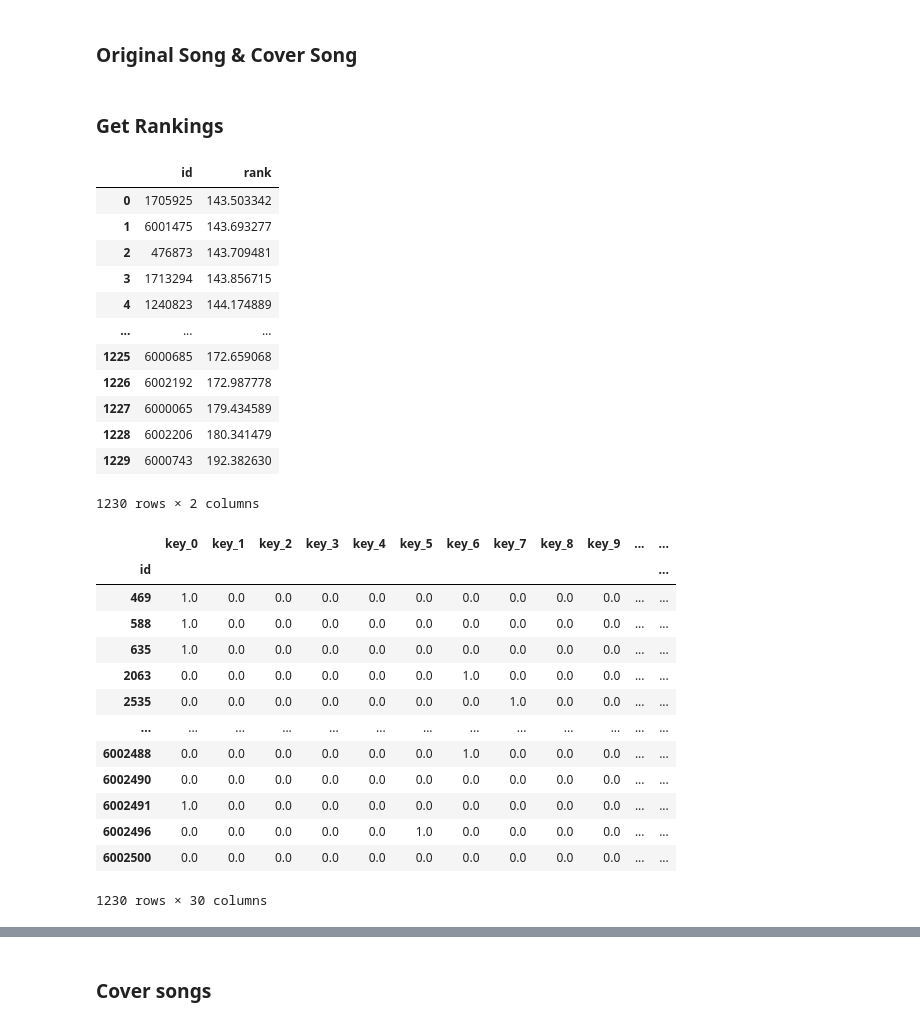
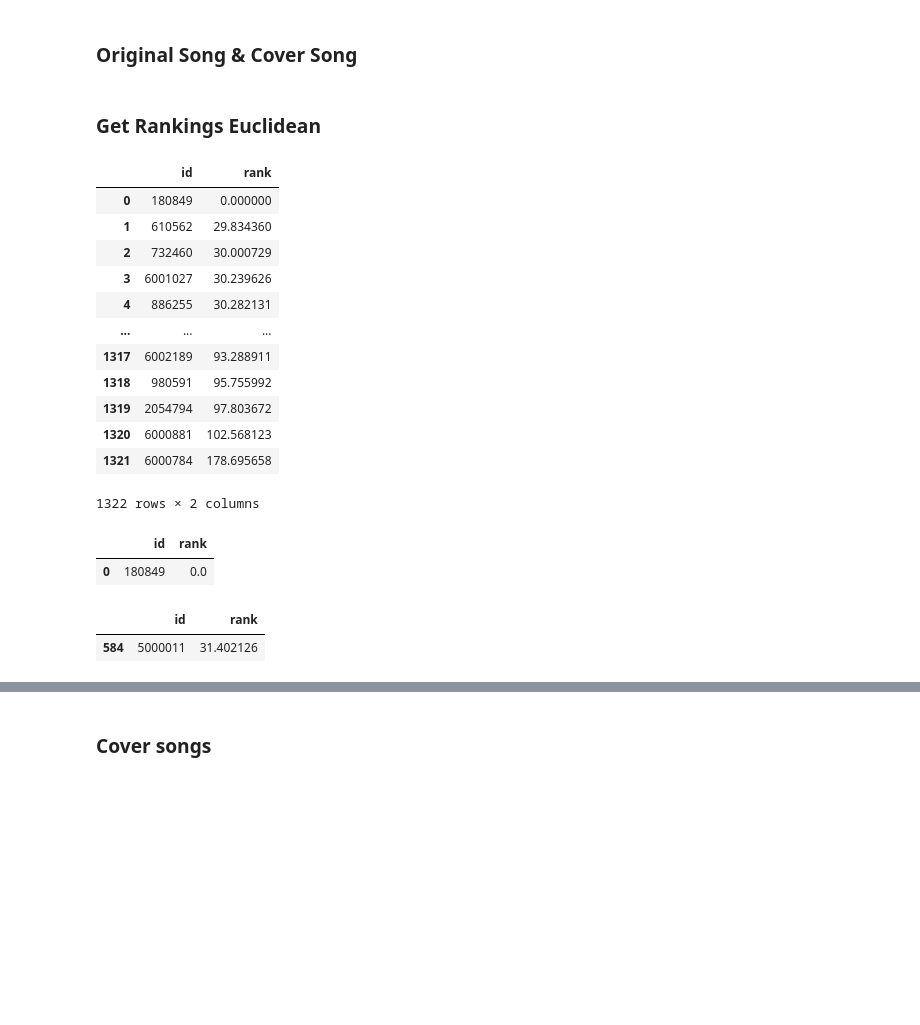
Before and after one commit to skarensmoll/thesisMusikRecommender, a Jupyter notebook: Experiments/06-10-Modeling.ipynb, the cells around one changed output, grey strips where cells are left out. Drawn from its saved outputs; the diff is of its cells as text; code cells hidden in the pictures; blank space fills up the shorter version.

```diff
--- a/Experiments/06-10-Modeling.ipynb
+++ b/Experiments/06-10-Modeling.ipynb
@@ -60,2 +37,0 @@ df = pd.merge(data,transitionMatrices, on='id')
-# %%
-df = df.drop(columns=['index'])
@@ -159,3 +138,0 @@ Index(['danceability', 'energy', 'speechiness', 'acousticness', 'liveness',
-# %%
-df = removeConstantFeatures(df)
-df.columns
@@ -172,3 +173,7 @@ dfEuclidean, dfJaccard = getEuclideanJaccardDf(df)
 # %%
-dfEuclidean = applyBoxCoxFeatures(dfEuclidean, ['speechiness', 'acousticness', 'liveness', 'valence'])
+# dfEuclidean = applyBoxCoxFeatures(dfEuclidean, ['speechiness', 'acousticness', 'liveness', 'valence'])
+dfEuclidean = dfEuclidean.copy()
+dfEuclidean = removeConstantFeatures(dfEuclidean)
+# dfEuclidean= applyBoxCoxFeatures(dfEuclidean, ['speechiness', 'acousticness', 'liveness', 'valence'])
+dfEuclidean= applyBoxCoxAllFeatures(dfEuclidean)
 dfEuclidean = centerAndScale(dfEuclidean)
@@ -236,4 +181,6 @@ dfJaccard
 ### Original Song & Cover Song
 # %%
 originalSongId = 180849 # The Scientist Original
-originalSongIndex,originalSongVector = getIndexAndVector(originalSongId, ids, df)
+originalSongIndex,originalSongVector = getIndexAndVector(originalSongId, ids, dfEuclidean)
+coverSongId = 5000011 # The Scientist Original
+coverSongIndex,coverSongVector = getIndexAndVector(coverSongId, ids, dfEuclidean)
@@ -243,37 +187,29 @@ coverSongIndex,coverSongVector = getIndexAndVector(coverSongId, ids, df)
 # %% [markdown]
-### Get Rankings
+### Get Rankings Euclidean
 # %%
 ranksDFEuclidean  = applyEuclideanDistance(dfEuclidean, ids, originalSongVector)
+ranksDFEuclidean
+# %% [output]
+|  | id | rank |
+| 0 | 180849 | 0.000000 |
+| 1 | 610562 | 29.834360 |
+| 2 | 732460 | 30.000729 |
+| 3 | 6001027 | 30.239626 |
+| 4 | 886255 | 30.282131 |
+| ... | ... | ... |
+| 1317 | 6002189 | 93.288911 |
+| 1318 | 980591 | 95.755992 |
+| 1319 | 2054794 | 97.803672 |
+| 1320 | 6000881 | 102.568123 |
+| 1321 | 6000784 | 178.695658 |
+1322 rows × 2 columns
+# %%
+ranksDFEuclidean[ranksDFEuclidean.id == 180849]
+# %% [output]
+|  | id | rank |
+| 0 | 180849 | 0.0 |
 # %%
-ranksDFEuclidean
+ranksDFEuclidean[ranksDFEuclidean['id']==coverSongId]
 # %% [output]
 |  | id | rank |
-| 0 | 1705925 | 143.503342 |
-| 1 | 6001475 | 143.693277 |
-| 2 | 476873 | 143.709481 |
-| 3 | 1713294 | 143.856715 |
-| 4 | 1240823 | 144.174889 |
-| ... | ... | ... |
-| 1225 | 6000685 | 172.659068 |
-| 1226 | 6002192 | 172.987778 |
-| 1227 | 6000065 | 179.434589 |
-| 1228 | 6002206 | 180.341479 |
-| 1229 | 6000743 | 192.382630 |
+| 584 | 5000011 | 31.402126 |
-1230 rows × 2 columns
-# %%
-dfJaccard
-# %% [output]
-|  | key_0 | key_1 | key_2 | key_3 | key_4 | key_5 | key_6 | key_7 | key_8 | key_9 | ... | ... |
-| id |  |  |  |  |  |  |  |  |  |  |  | ... |
-| 469 | 1.0 | 0.0 | 0.0 | 0.0 | 0.0 | 0.0 | 0.0 | 0.0 | 0.0 | 0.0 | ... | ... |
-| 588 | 1.0 | 0.0 | 0.0 | 0.0 | 0.0 | 0.0 | 0.0 | 0.0 | 0.0 | 0.0 | ... | ... |
-| 635 | 1.0 | 0.0 | 0.0 | 0.0 | 0.0 | 0.0 | 0.0 | 0.0 | 0.0 | 0.0 | ... | ... |
-| 2063 | 0.0 | 0.0 | 0.0 | 0.0 | 0.0 | 0.0 | 1.0 | 0.0 | 0.0 | 0.0 | ... | ... |
-| 2535 | 0.0 | 0.0 | 0.0 | 0.0 | 0.0 | 0.0 | 0.0 | 1.0 | 0.0 | 0.0 | ... | ... |
-| ... | ... | ... | ... | ... | ... | ... | ... | ... | ... | ... | ... | ... |
-| 6002488 | 0.0 | 0.0 | 0.0 | 0.0 | 0.0 | 0.0 | 1.0 | 0.0 | 0.0 | 0.0 | ... | ... |
-| 6002490 | 0.0 | 0.0 | 0.0 | 0.0 | 0.0 | 0.0 | 0.0 | 0.0 | 0.0 | 0.0 | ... | ... |
-| 6002491 | 1.0 | 0.0 | 0.0 | 0.0 | 0.0 | 0.0 | 0.0 | 0.0 | 0.0 | 0.0 | ... | ... |
-| 6002496 | 0.0 | 0.0 | 0.0 | 0.0 | 0.0 | 1.0 | 0.0 | 0.0 | 0.0 | 0.0 | ... | ... |
-| 6002500 | 0.0 | 0.0 | 0.0 | 0.0 | 0.0 | 0.0 | 0.0 | 0.0 | 0.0 | 0.0 | ... | ... |
-1230 rows × 30 columns
```
Also changed, not shown: parts of 42 cells of this notebook, 8 other files.
